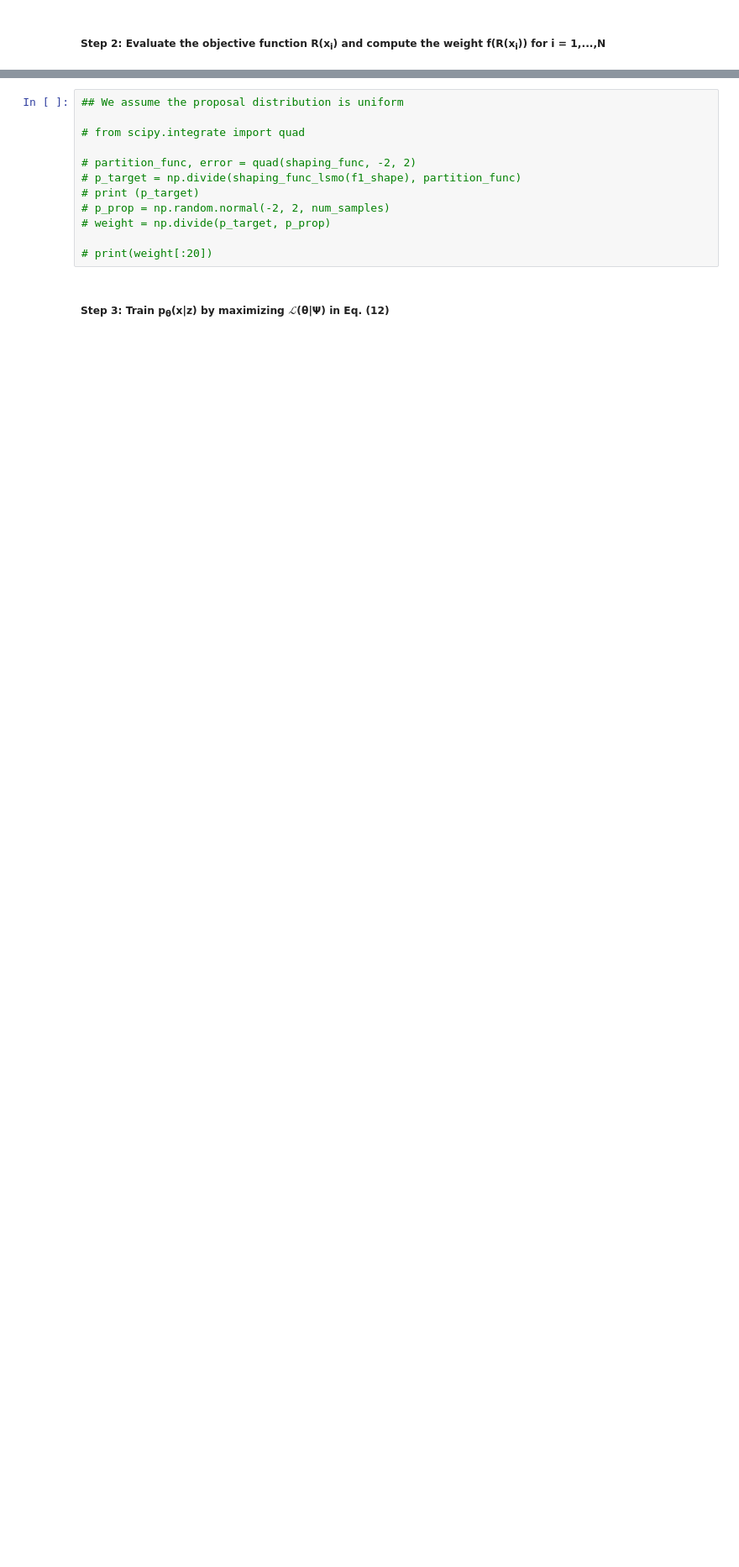
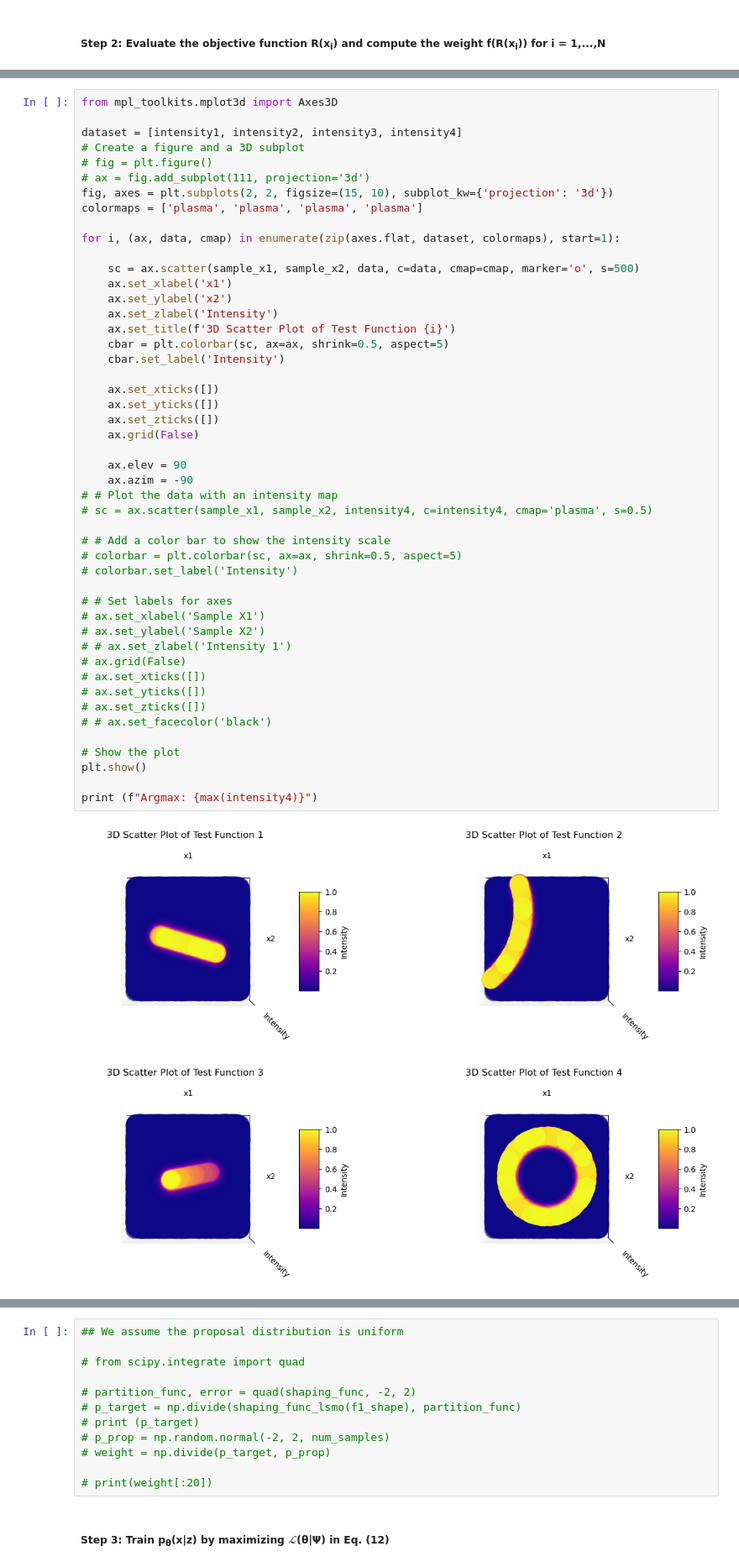
Before and after one commit to saraaldhaheri/LSMO, a Jupyter notebook: solution-manifold.ipynb, the cells around one changed output, grey strips where cells are left out. Shown: that part at 84% size. Saved outputs shown, nothing was run; the diff lists cells and outputs as text; blank space fills up the shorter version.

```diff
--- a/solution-manifold.ipynb
+++ b/solution-manifold.ipynb
@@ -245,0 +246,50 @@ plt.show()
+# %%
+from mpl_toolkits.mplot3d import Axes3D
+
+dataset = [intensity1, intensity2, intensity3, intensity4]
+# Create a figure and a 3D subplot
+# fig = plt.figure()
+# ax = fig.add_subplot(111, projection='3d')
+fig, axes = plt.subplots(2, 2, figsize=(15, 10), subplot_kw={'projection': '3d'})
+colormaps = ['plasma', 'plasma', 'plasma', 'plasma']
+
+for i, (ax, data, cmap) in enumerate(zip(axes.flat, dataset, colormaps), start=1):
+
+    sc = ax.scatter(sample_x1, sample_x2, data, c=data, cmap=cmap, marker='o', s=500)
+    ax.set_xlabel('x1')
+    ax.set_ylabel('x2')
+    ax.set_zlabel('Intensity')
+    ax.set_title(f'3D Scatter Plot of Test Function {i}')
+    cbar = plt.colorbar(sc, ax=ax, shrink=0.5, aspect=5)
+    cbar.set_label('Intensity')
+
+    ax.set_xticks([])
+    ax.set_yticks([])
+    ax.set_zticks([])
+    ax.grid(False)
+
+    ax.elev = 90
+    ax.azim = -90
+# # Plot the data with an intensity map
+# sc = ax.scatter(sample_x1, sample_x2, intensity4, c=intensity4, cmap='plasma', s=0.5)
+
+# # Add a color bar to show the intensity scale
+# colorbar = plt.colorbar(sc, ax=ax, shrink=0.5, aspect=5)
+# colorbar.set_label('Intensity')
+
+# # Set labels for axes
+# ax.set_xlabel('Sample X1')
+# ax.set_ylabel('Sample X2')
+# # ax.set_zlabel('Intensity 1')
+# ax.grid(False)
+# ax.set_xticks([])
+# ax.set_yticks([])
+# ax.set_zticks([])
+# # ax.set_facecolor('black')
+
+# Show the plot
+plt.show()
+
+print (f"Argmax: {max(intensity4)}")
+# %% [output]
+[figure, added]
```
Also changed, not shown: parts of 27 cells of this notebook, 1 other file.
